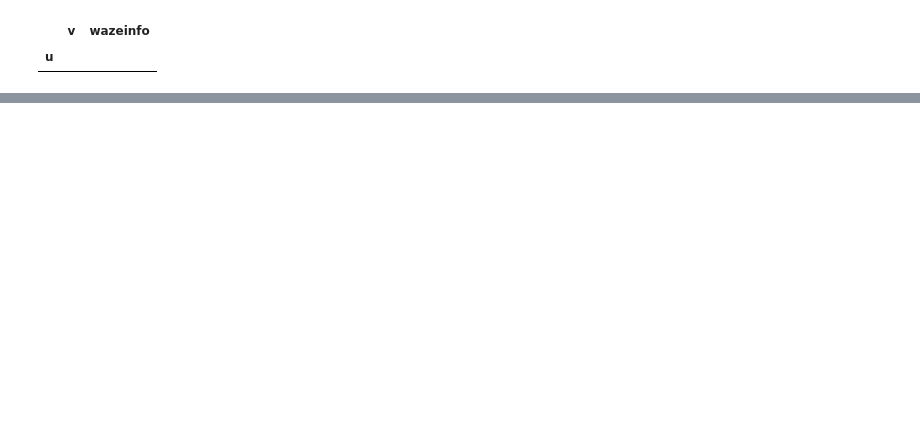
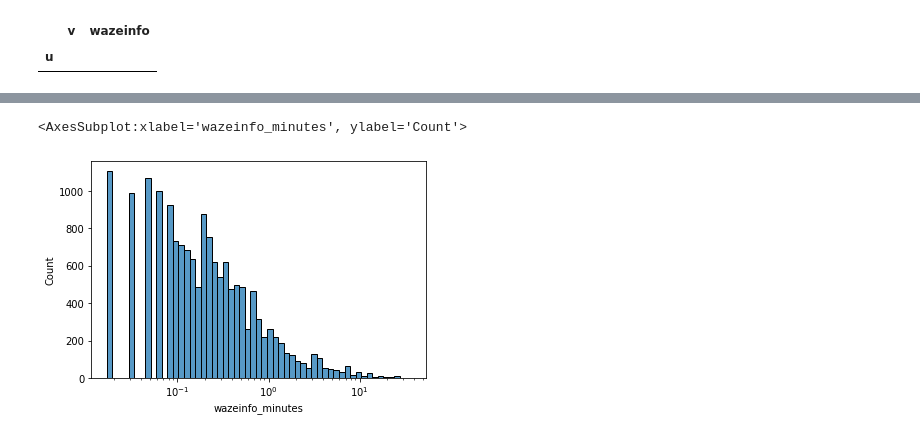
Before and after one commit to leiparov/intercon-simbig-2021, a Jupyter notebook: Cusco/WazeCalculator.ipynb, the cells around one changed output, grey strips where cells are left out. Saved outputs shown, nothing was run; the diff lists cells and outputs as text; code cells hidden in the pictures; blank space fills up the shorter version.

```diff
--- a/Cusco/WazeCalculator.ipynb
+++ b/Cusco/WazeCalculator.ipynb
@@ -38,0 +113,7 @@ pd.read_csv("wazeinfo_recupero.txt", sep=';', index_col=0, names=['u','v','wazei
+# %%
+cond = results['wazeinfo_minutes']>0
+cond
+sns.histplot(results[cond], x='wazeinfo_minutes', stat='count', log_scale=True)
+# %% [output]
+<AxesSubplot:xlabel='wazeinfo_minutes', ylabel='Count'>
+[figure, added]
```
Also changed, not shown: parts of 16 cells of this notebook, 2 other files.
